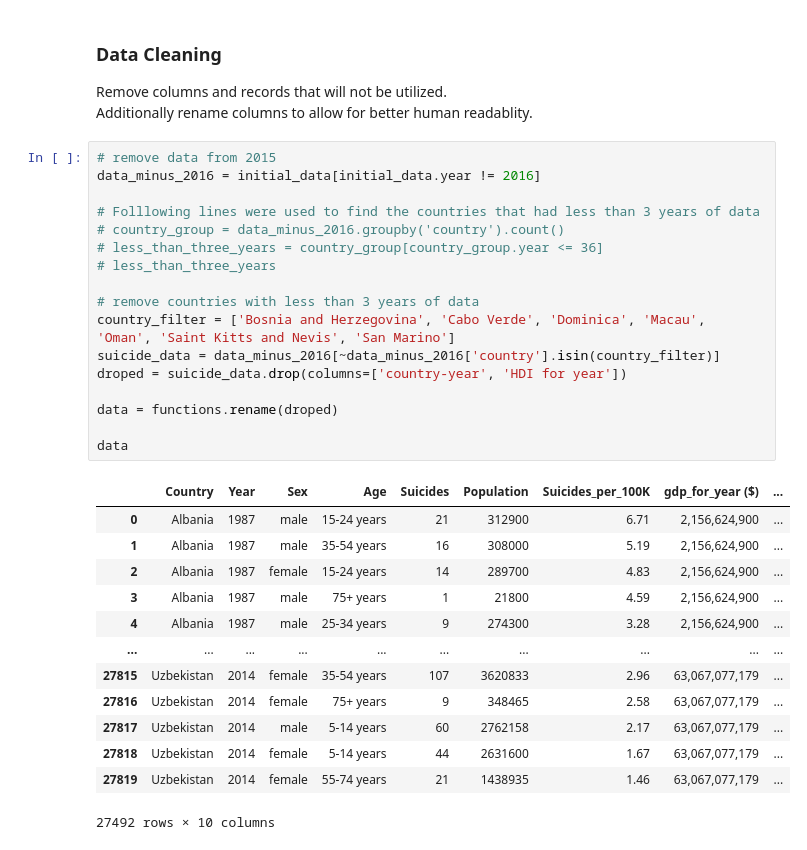
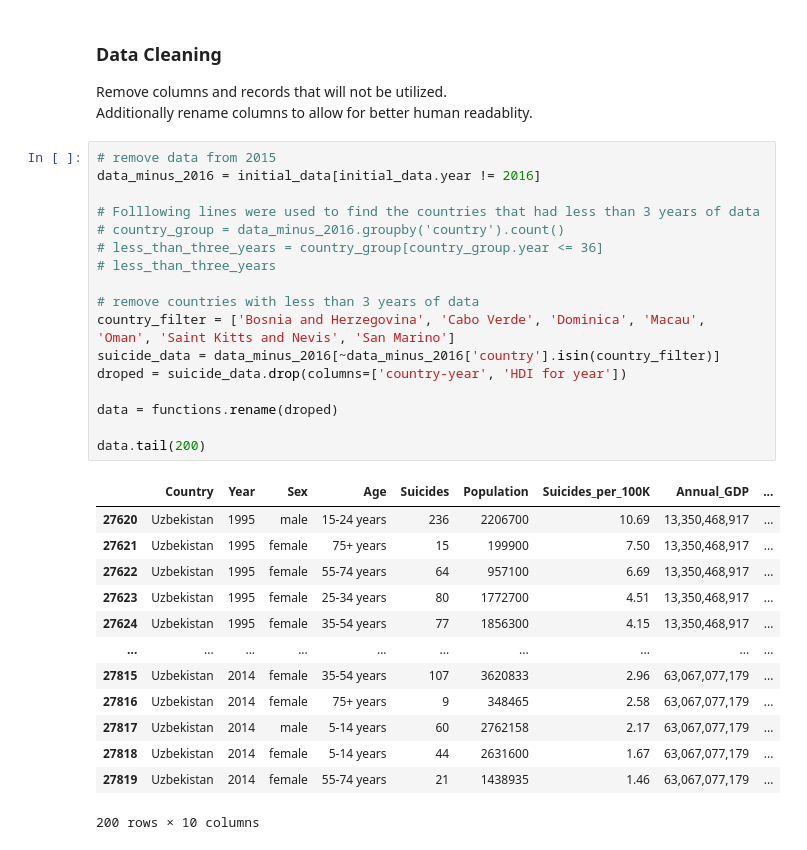
Before and after one commit to JaimeVRodriguez/suicide_rates_eda, a Jupyter notebook: notebooks/suicide_rate_eda.ipynb, the cells around one changed output. Cells and saved outputs as stored; diff of their text form.

```diff
--- a/notebooks/suicide_rate_eda.ipynb
+++ b/notebooks/suicide_rate_eda.ipynb
@@ -43,31 +43,31 @@ Additionally rename columns to allow for better human readablity.
 # %%
 # remove data from 2015
 data_minus_2016 = initial_data[initial_data.year != 2016]
 
 # Folllowing lines were used to find the countries that had less than 3 years of data
 # country_group = data_minus_2016.groupby('country').count()
 # less_than_three_years = country_group[country_group.year <= 36]
 # less_than_three_years
 
 # remove countries with less than 3 years of data
 country_filter = ['Bosnia and Herzegovina', 'Cabo Verde', 'Dominica', 'Macau', 'Oman', 'Saint Kitts and Nevis', 'San Marino']
 suicide_data = data_minus_2016[~data_minus_2016['country'].isin(country_filter)]
 droped = suicide_data.drop(columns=['country-year', 'HDI for year'])
 
 data = functions.rename(droped)
 
-data
+data.tail(200)
 # %% [output]
-|  | Country | Year | Sex | Age | Suicides | Population | Suicides_per_100K | gdp_for_year ($) | ... |
-| 0 | Albania | 1987 | male | 15-24 years | 21 | 312900 | 6.71 | 2,156,624,900 | ... |
-| 1 | Albania | 1987 | male | 35-54 years | 16 | 308000 | 5.19 | 2,156,624,900 | ... |
-| 2 | Albania | 1987 | female | 15-24 years | 14 | 289700 | 4.83 | 2,156,624,900 | ... |
-| 3 | Albania | 1987 | male | 75+ years | 1 | 21800 | 4.59 | 2,156,624,900 | ... |
-| 4 | Albania | 1987 | male | 25-34 years | 9 | 274300 | 3.28 | 2,156,624,900 | ... |
+|  | Country | Year | Sex | Age | Suicides | Population | Suicides_per_100K | Annual_GDP | ... |
+| 27620 | Uzbekistan | 1995 | male | 15-24 years | 236 | 2206700 | 10.69 | 13,350,468,917 | ... |
+| 27621 | Uzbekistan | 1995 | female | 75+ years | 15 | 199900 | 7.50 | 13,350,468,917 | ... |
+| 27622 | Uzbekistan | 1995 | female | 55-74 years | 64 | 957100 | 6.69 | 13,350,468,917 | ... |
+| 27623 | Uzbekistan | 1995 | female | 25-34 years | 80 | 1772700 | 4.51 | 13,350,468,917 | ... |
+| 27624 | Uzbekistan | 1995 | female | 35-54 years | 77 | 1856300 | 4.15 | 13,350,468,917 | ... |
 | ... | ... | ... | ... | ... | ... | ... | ... | ... | ... |
 | 27815 | Uzbekistan | 2014 | female | 35-54 years | 107 | 3620833 | 2.96 | 63,067,077,179 | ... |
 | 27816 | Uzbekistan | 2014 | female | 75+ years | 9 | 348465 | 2.58 | 63,067,077,179 | ... |
 | 27817 | Uzbekistan | 2014 | male | 5-14 years | 60 | 2762158 | 2.17 | 63,067,077,179 | ... |
 | 27818 | Uzbekistan | 2014 | female | 5-14 years | 44 | 2631600 | 1.67 | 63,067,077,179 | ... |
 | 27819 | Uzbekistan | 2014 | female | 55-74 years | 21 | 1438935 | 1.46 | 63,067,077,179 | ... |
-27492 rows × 10 columns
+200 rows × 10 columns
```
Also changed, not shown: parts of 2 cells of this notebook, 2 other files.
